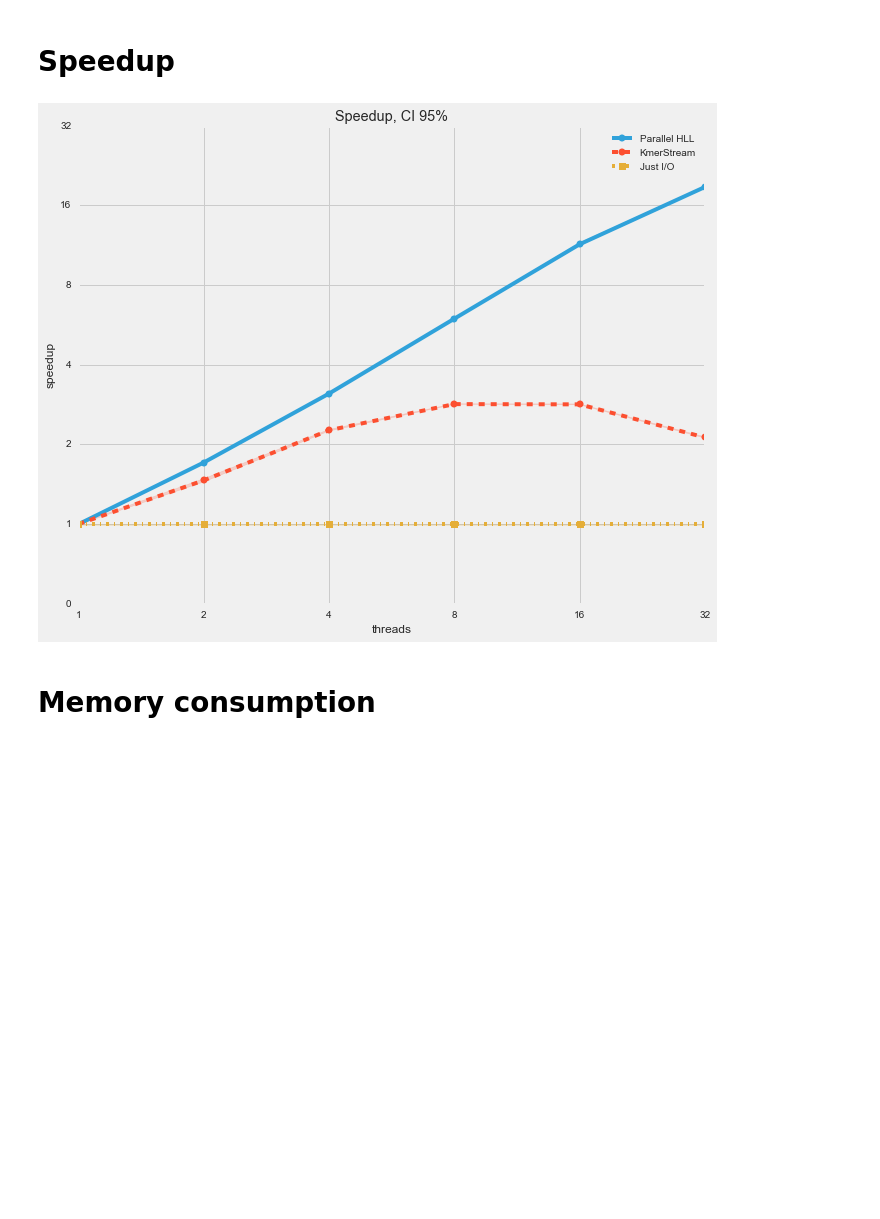
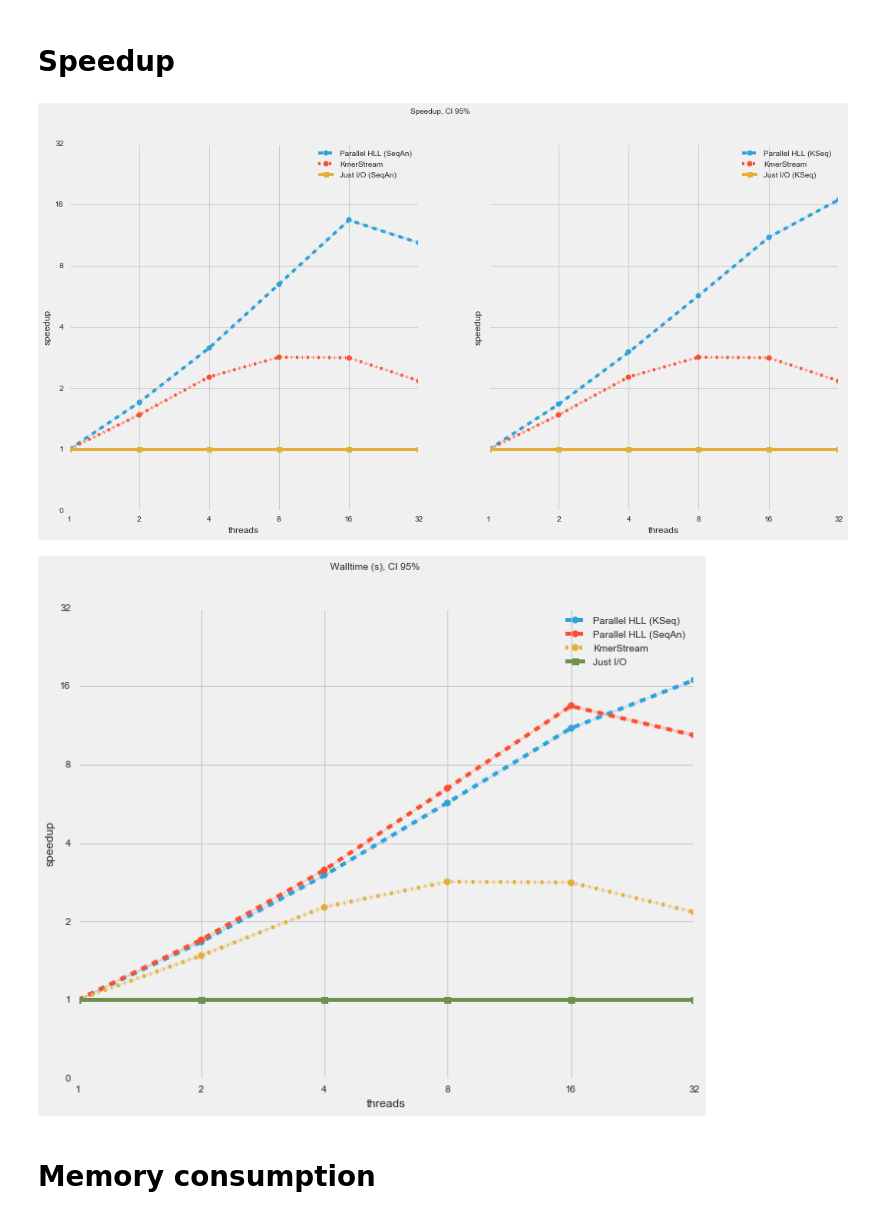
Before and after one commit to luizirber/2014-hll-counter, a Jupyter notebook: notebooks/Figures.ipynb, the cells around one changed output. Drawn from its saved outputs; the diff is of its cells as text; code cells hidden in the pictures; blank space fills up the shorter version.

```diff
--- a/notebooks/Figures.ipynb
+++ b/notebooks/Figures.ipynb
@@ -123,8 +128,0 @@ plot_data_walltime.loc[(plot_data_walltime['condition'] == "KmerStream", "speedu
-# %%
-with plt.style.context(STYLE):
-    fig = tsplot(plot_data_walltime, "speedup")
-    ax = fig.gca()
-    ax.set_title("Speedup, CI 95%")
-    fig.savefig('../manuscript/figures/io_bound_speedup.pdf')
-# %% [output]
-[figure, removed]
@@ -131,2 +139,25 @@ with plt.style.context(STYLE):
+# %%
+with plt.style.context(STYLE):
+    fig, (ax1, ax2) = plt.subplots(1, 2, figsize=(16, 8), sharey=True)
+    tsplot([summary_hll_kseq, summary_kmerstream, io['kseq']],
+           "speedup",
+           ax2)
+    tsplot([summary_hll_seqan, summary_kmerstream, io['seqan']],
+           "speedup",
+           ax1)
+    fig.suptitle("Speedup, CI 95%")
+    fig.savefig('../manuscript/figures/io_bound_speedup.pdf')
+
+io['seqan']['condition'] = 'Just I/O'
+with plt.style.context(STYLE):
+    fig = plt.figure(figsize=(10, 8))
+    tsplot([summary_hll_kseq, summary_hll_seqan, summary_kmerstream, io['seqan']],
+           "speedup",
+           fig.gca())
+    fig.suptitle("Walltime (s), CI 95%")
+    fig.savefig('../manuscript/figures/io_bound_speedup.pdf')
+# %% [output]
+[figure, added]
+[figure, added]
 # %% [markdown]
 # Memory consumption
```
Also changed, not shown: parts of 26 cells of this notebook.
